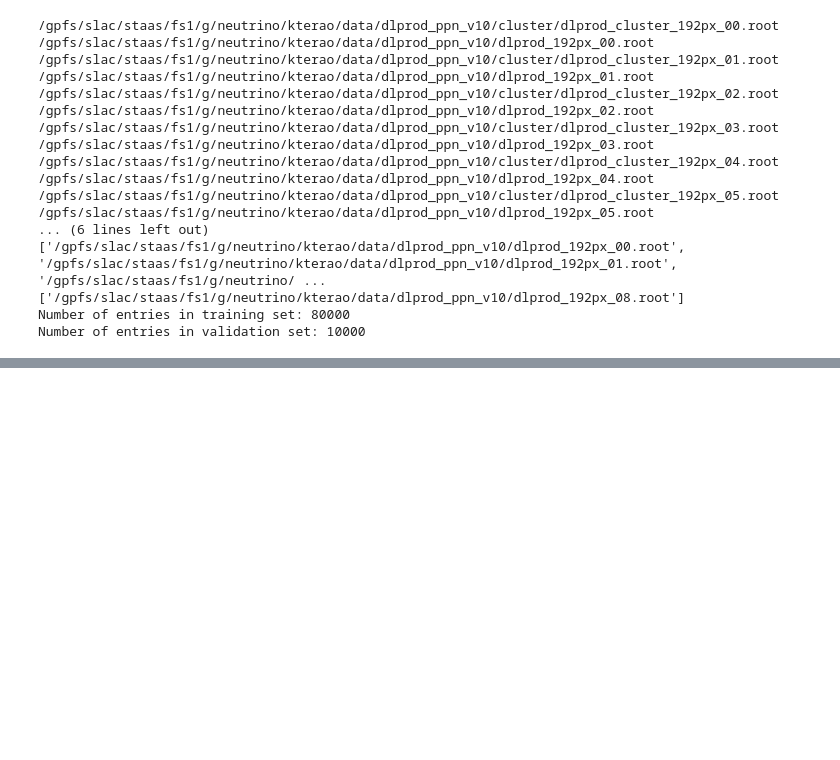
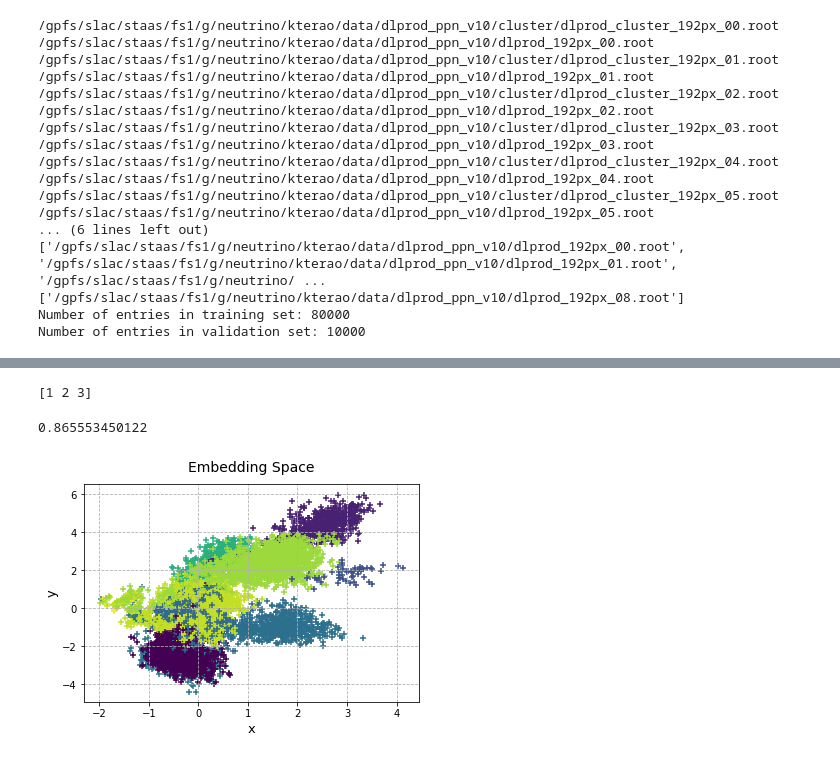
Before and after one commit to dkoh0207/CS231N-Project, a Jupyter notebook: Train.ipynb, the cells around one changed output, grey strips where cells are left out. Cells and saved outputs as stored; diff of their text form; code cells hidden in the pictures; blank space fills up the shorter version.

```diff
--- a/Train.ipynb
+++ b/Train.ipynb
@@ -364,0 +592,28 @@ Error in <TTreeCache::FillBuffer>: Inconsistency: fCurrentClusterStart=0 fEntryC
+# %%
+z = clabel.numpy()
+# %%
+z = z.squeeze()
+print(np.unique(slabel))
+# %% [output]
+[1 2 3]
+# %%
+index = (slabel == 1).squeeze(1).nonzero()
+index = index.squeeze(1)
+embedding_c, truth_c = embed[index], clabel[index]
+# %%
+acc, clusters = accuracy(embedding_c, truth_c)
+print(acc)
+# %% [output]
+0.865553450122
+# %%
+#colors = ['navy','purple','yellow']
+fig, ax = plt.subplots()
+ax.grid(linestyle='--')
+ax.scatter(x,y, c=z, cmap=matplotlib.pyplot.viridis(), marker='+', alpha=1)
+ax.set_xlabel('x', fontsize=13)
+ax.set_ylabel('y', fontsize=13)
+ax.set_title('Embedding Space'.format(acc), y=1.03, fontsize=14)
+plt.show()
+plt.close()
+# %% [output]
+[figure, added]
```
Also changed, not shown: parts of 60 cells of this notebook, 5 other files.
